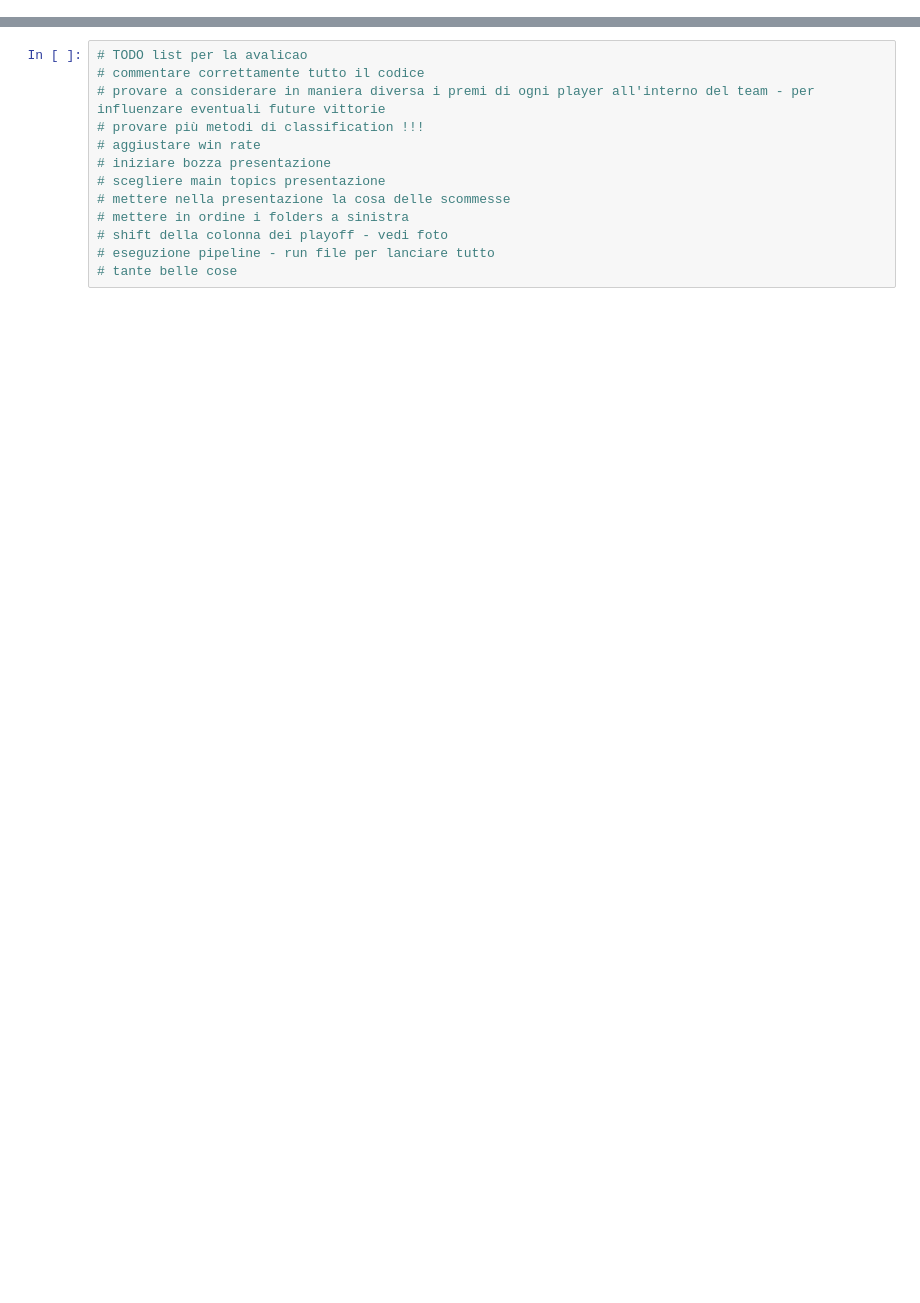
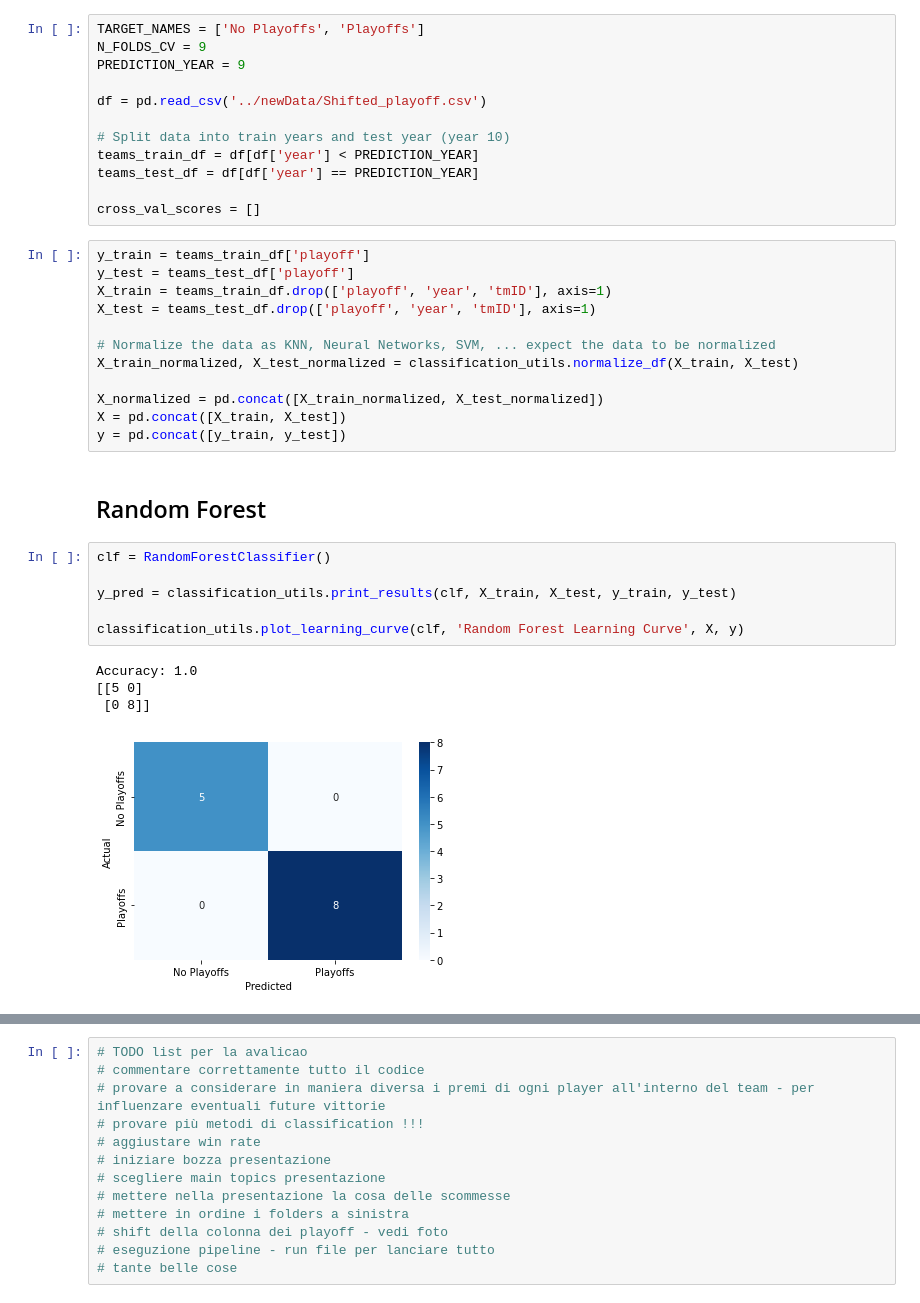
Before and after one commit to LukeDP/ML_G47, a Jupyter notebook: Code/4.Classification/classification.ipynb, the cells around one changed output, grey strips where cells are left out. Cells and saved outputs as stored; diff of their text form; blank space fills up the shorter version.

Commit message:
classification

```diff
--- a/Code/4.Classification/classification.ipynb
+++ b/Code/4.Classification/classification.ipynb
@@ -100,0 +15,37 @@ See the caveats in the documentation: https://pandas.pydata.org/pandas-docs/stab
+# %%
+TARGET_NAMES = ['No Playoffs', 'Playoffs']
+N_FOLDS_CV = 9
+PREDICTION_YEAR = 9
+
+df = pd.read_csv('../newData/Shifted_playoff.csv')
+
+# Split data into train years and test year (year 10)
+teams_train_df = df[df['year'] < PREDICTION_YEAR]
+teams_test_df = df[df['year'] == PREDICTION_YEAR]
+
+cross_val_scores = []
+# %%
+y_train = teams_train_df['playoff']
+y_test = teams_test_df['playoff']
+X_train = teams_train_df.drop(['playoff', 'year', 'tmID'], axis=1)
+X_test = teams_test_df.drop(['playoff', 'year', 'tmID'], axis=1)
+
+# Normalize the data as KNN, Neural Networks, SVM, ... expect the data to be normalized
+X_train_normalized, X_test_normalized = classification_utils.normalize_df(X_train, X_test)
+
+X_normalized = pd.concat([X_train_normalized, X_test_normalized])
+X = pd.concat([X_train, X_test])
+y = pd.concat([y_train, y_test])
+# %% [markdown]
+## Random Forest
+# %%
+clf = RandomForestClassifier()
+
+y_pred = classification_utils.print_results(clf, X_train, X_test, y_train, y_test)
+
+classification_utils.plot_learning_curve(clf, 'Random Forest Learning Curve', X, y)
+# %% [output]
+Accuracy: 1.0
+[[5 0]
+ [0 8]]
+[figure, added]
```
Also changed, not shown: parts of 35 cells of this notebook, 4 other files.
